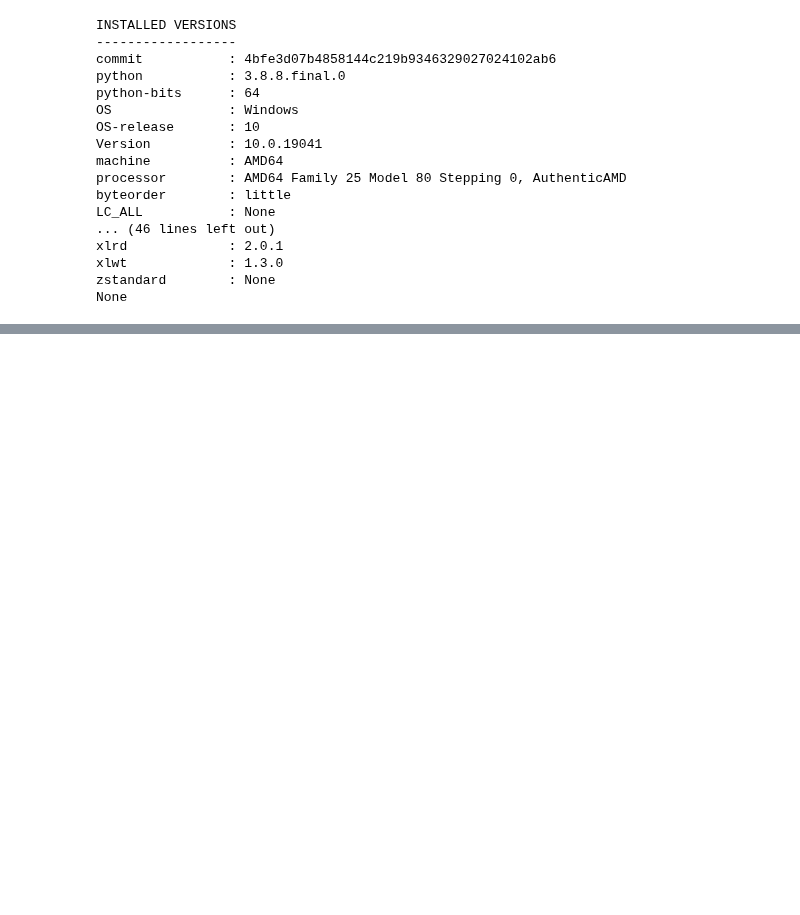
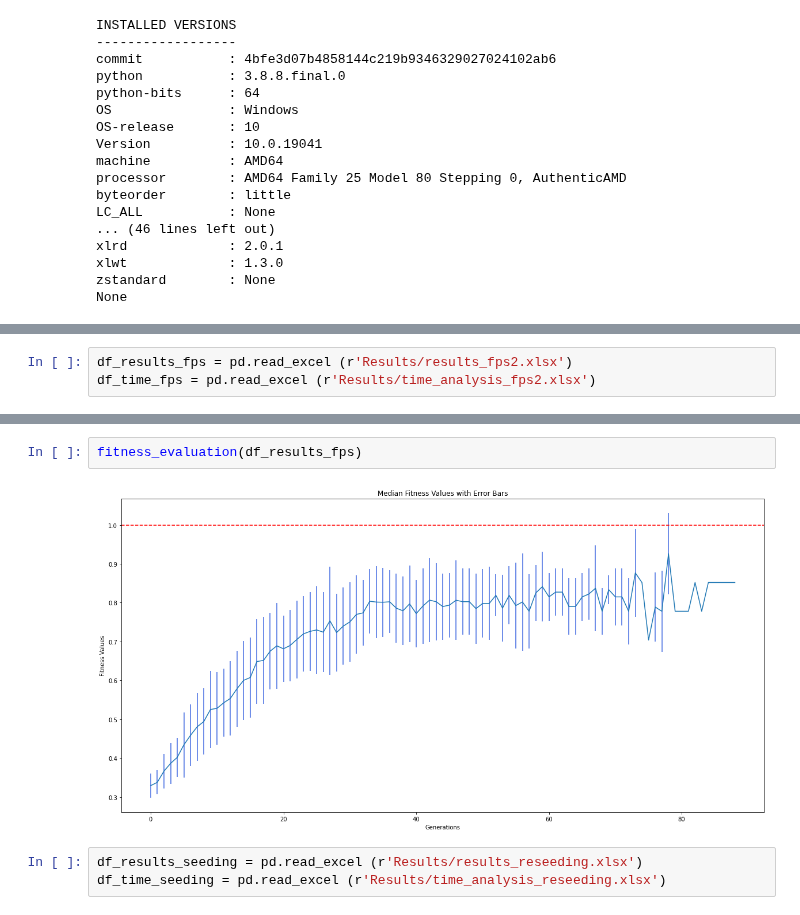
Before and after one commit to PedroDBRibeiro/CIFO_Project2022, a Jupyter notebook: Untitled.ipynb, the cells around one changed output, grey strips where cells are left out. Cells and saved outputs as stored; diff of their text form; blank space fills up the shorter version.

```diff
--- a/Untitled.ipynb
+++ b/Untitled.ipynb
@@ -93,0 +60,3 @@ fig.show()
+# %%
+df_results_fps = pd.read_excel (r'Results/results_fps2.xlsx')
+df_time_fps = pd.read_excel (r'Results/time_analysis_fps2.xlsx')
@@ -93,0 +68,7 @@ fig.show()
+# %%
+fitness_evaluation(df_results_fps)
+# %% [output]
+[figure, added]
+# %%
+df_results_seeding = pd.read_excel (r'Results/results_reseeding.xlsx')
+df_time_seeding = pd.read_excel (r'Results/time_analysis_reseeding.xlsx')
```
Also changed, not shown: parts of 15 cells of this notebook, 20 other files.
